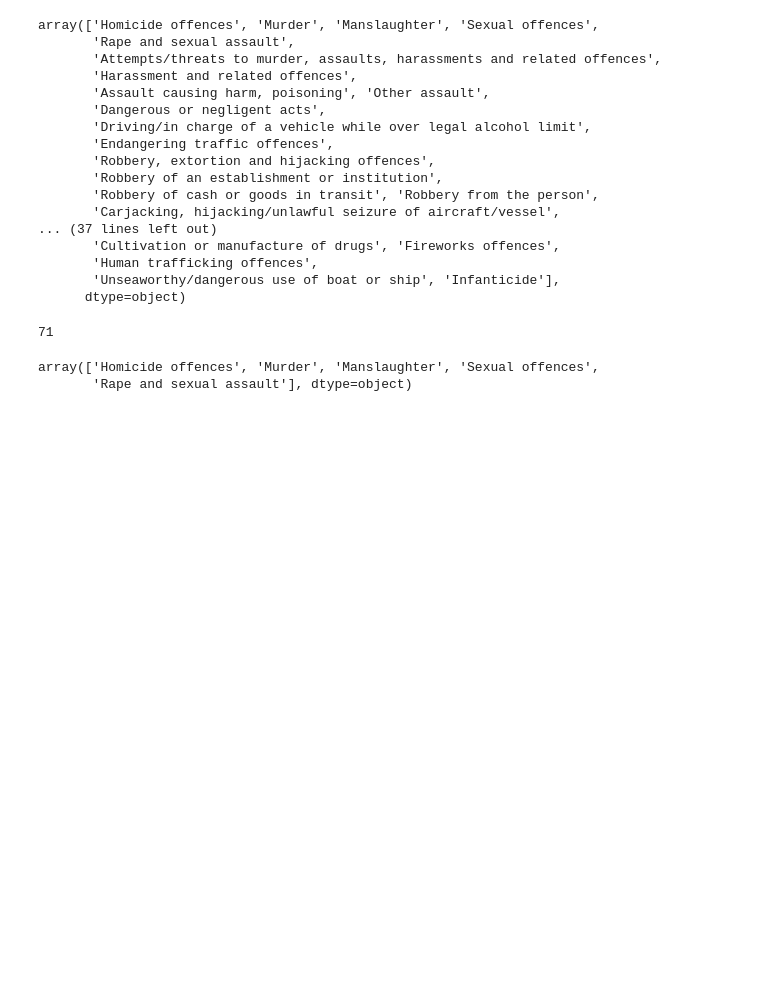
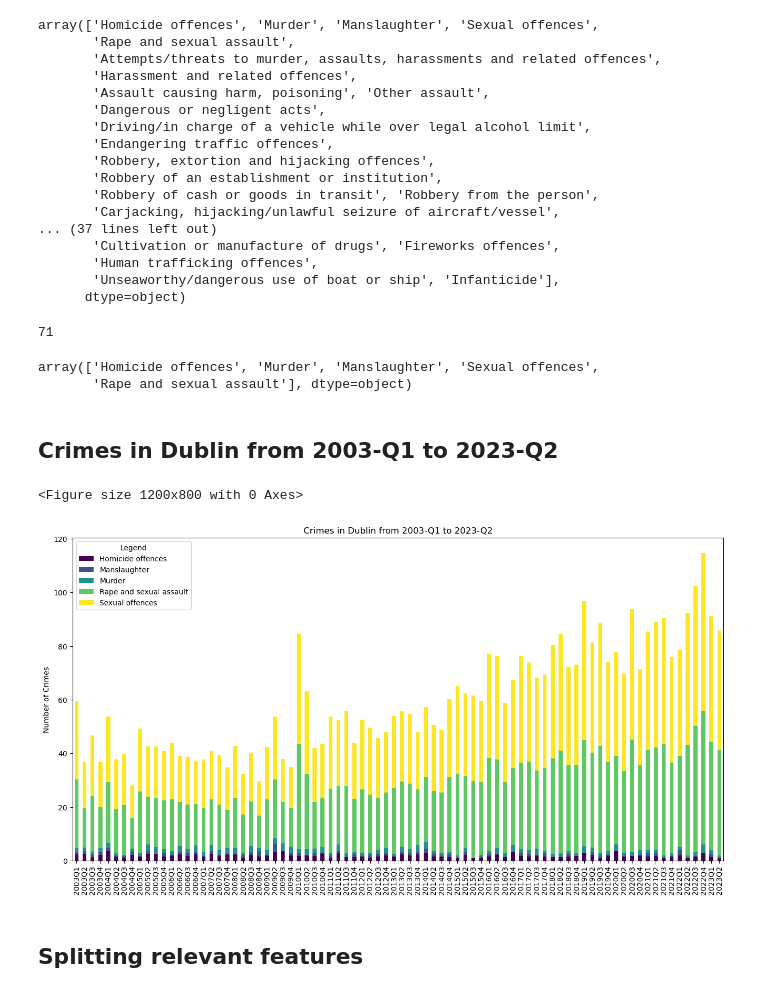
Before and after one commit to richardags-cct-college-dublin/HDIP_ML_CA1_FT, a Jupyter notebook: HDIP_ML_CA1_FT.ipynb, the cells around one changed output. Drawn from its saved outputs; the diff is of its cells as text; code cells hidden in the pictures; blank space fills up the shorter version.

Commit message:
EDA and Visualizations
Visualizations, Splitting relevant features, Converting categorical features in numerical features

```diff
--- a/HDIP_ML_CA1_FT.ipynb
+++ b/HDIP_ML_CA1_FT.ipynb
@@ -244,3 +244,23 @@ dataframe["Type of Offence"].unique()
 # %% [output]
 array(['Homicide offences', 'Murder', 'Manslaughter', 'Sexual offences',
        'Rape and sexual assault'], dtype=object)
+# %% [markdown]
+## Crimes in Dublin from 2003-Q1 to 2023-Q2
+# %%
+import matplotlib.pyplot as plt
+
+# Pivot the DataFrame for better plotting
+pivot_df = dataframe.pivot_table(index=['Quarter'], columns='Type of Offence', values='VALUE', fill_value=0)
+
+# Create a grouped bar plot
+plt.figure(figsize=(12, 8))
+pivot_df.plot(kind='bar', stacked=True, colormap='viridis', figsize=(16, 8))
+
+plt.title('Crimes in Dublin from 2003-Q1 to 2023-Q2')
+plt.xlabel('')
+plt.ylabel('Number of Crimes')
+plt.legend(title='Legend')
+plt.show()
+# %% [output]
+<Figure size 1200x800 with 0 Axes>
+[figure, added]
@@ -246,0 +276,2 @@ array(['Homicide offences', 'Murder', 'Manslaughter', 'Sexual offences',
+# %% [markdown]
+## Splitting relevant features
```
Also changed, not shown: parts of 7 cells of this notebook.
